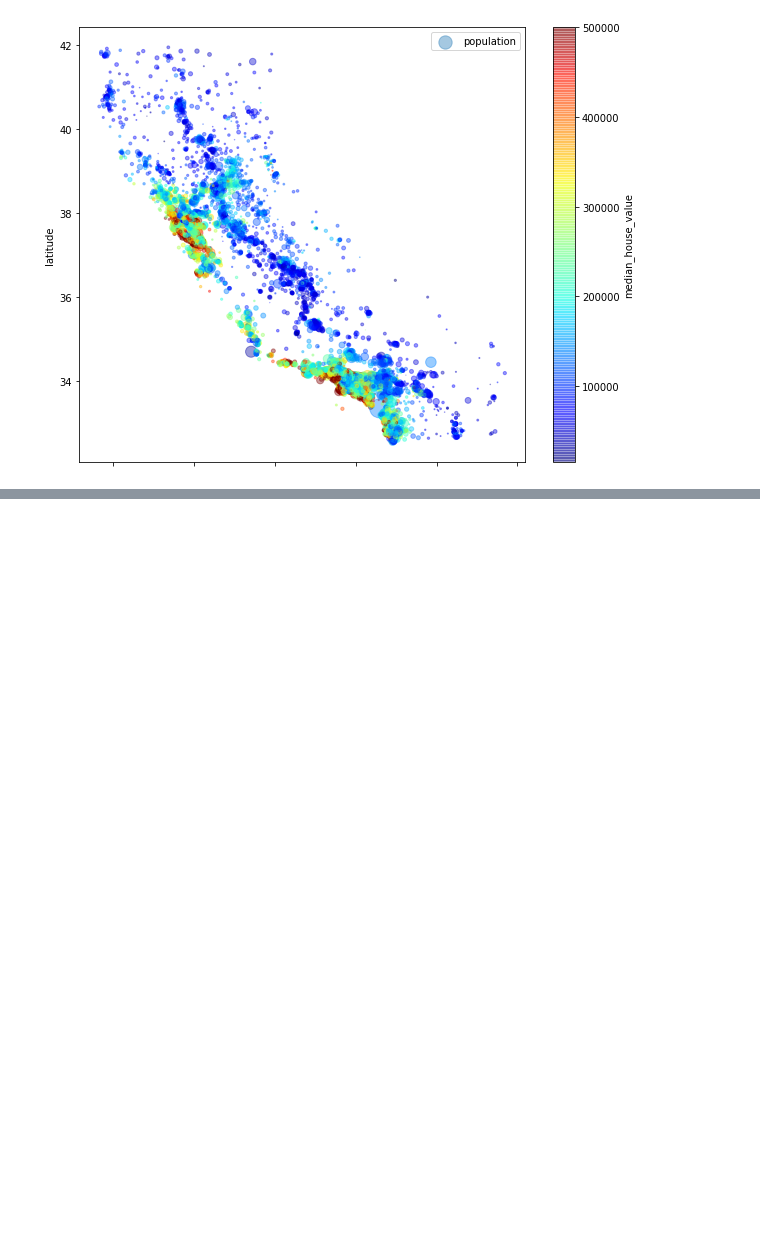
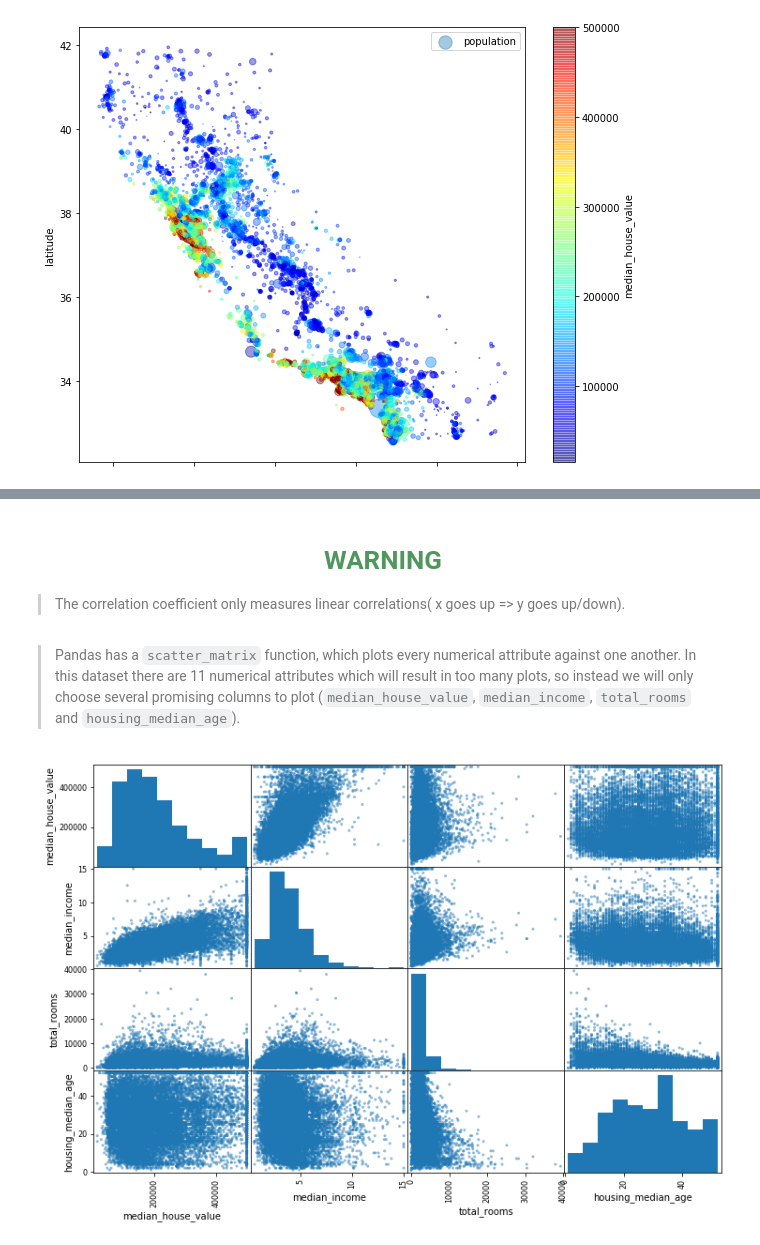
Before and after one commit to ivan-gerov/california_housing_data, a Jupyter notebook: california_housing_data_project.ipynb, the cells around one changed output, grey strips where cells are left out. Cells and saved outputs as stored; diff of their text form; code cells hidden in the pictures; blank space fills up the shorter version.

```diff
--- a/california_housing_data_project.ipynb
+++ b/california_housing_data_project.ipynb
@@ -261,0 +281,15 @@ plt.show()
+# %% [markdown]
+<h1 align = "center" style = "color: rgb(80, 150, 93); font-family:sans-serif">
+    WARNING </h1>
+
+> The correlation coefficient only measures linear correlations( x goes up => y goes up/down).
+# %% [markdown]
+> Pandas has a `scatter_matrix` function, which plots every numerical attribute against one another. In this dataset there are 11 numerical attributes which will result in too many plots, so instead we will only choose several promising columns to plot (`median_house_value`, `median_income`, `total_rooms` and `housing_median_age`).
+# %%
+from pandas.plotting import scatter_matrix
+
+attributes = ['median_house_value', 'median_income', 'total_rooms', 'housing_median_age']
+scatter_matrix(housing[attributes], figsize= (12, 8))
+plt.show()
+# %% [output]
+[figure, added]
```
Also changed, not shown: parts of 43 cells of this notebook, 2 other files.
